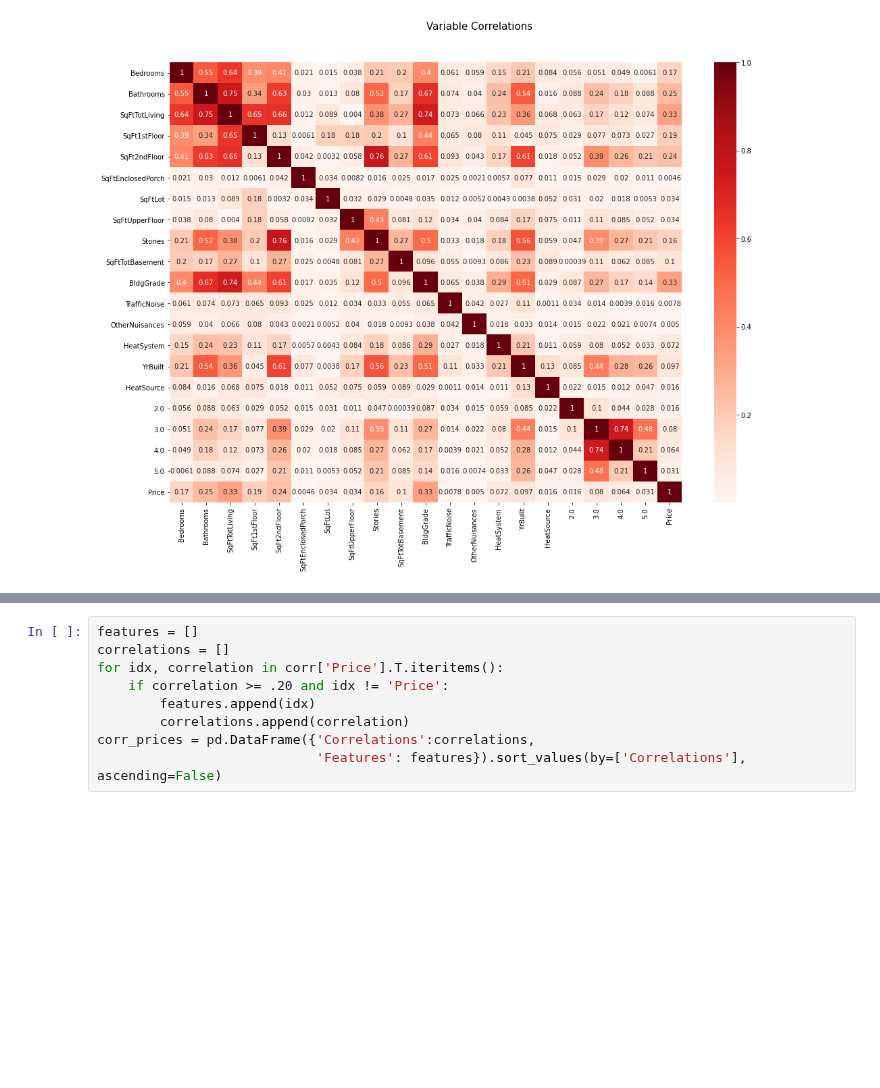
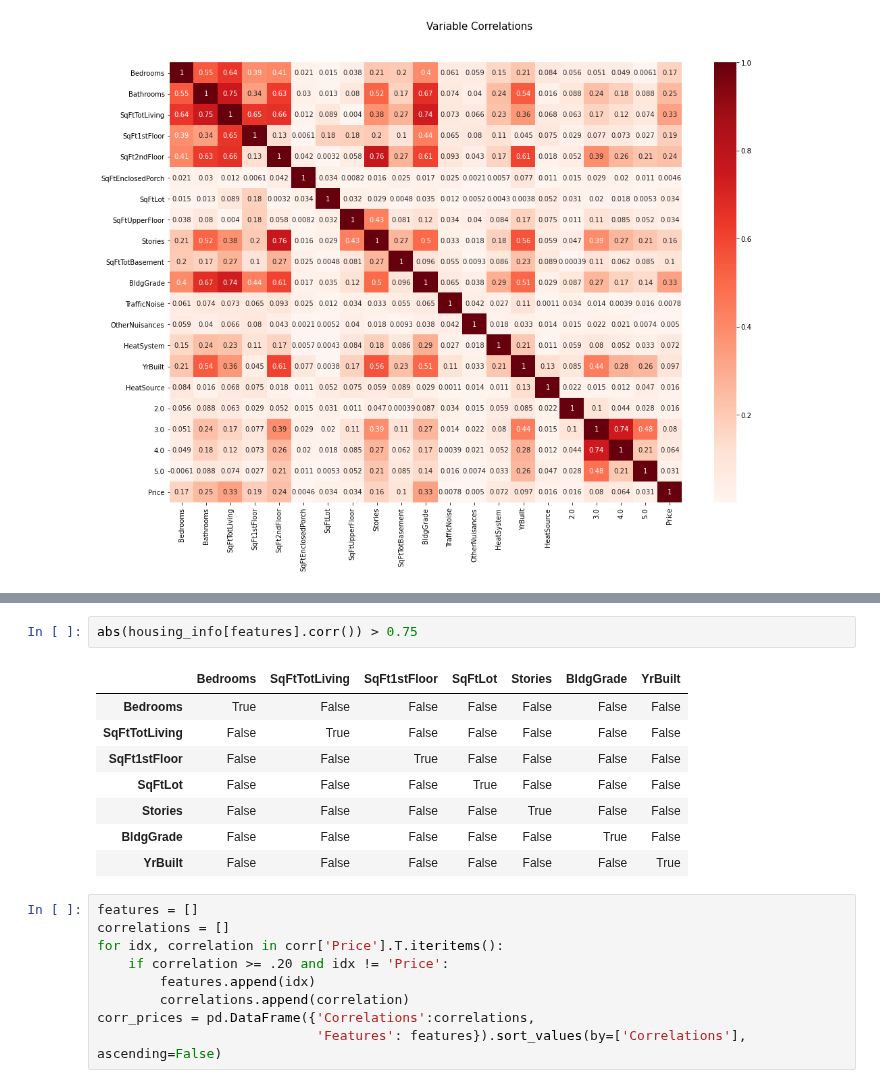
Before and after one commit to samtuleen/King-County-Home-Price-Predictors, a Jupyter notebook: notebooks/report/Valuable Home Improvement Projects - Predictive Analysis.ipynb, the cells around one changed output, grey strips where cells are left out. Cells and saved outputs as stored; diff of their text form; blank space fills up the shorter version.

```diff
--- a/notebooks/report/Valuable Home Improvement Projects - Predictive Analysis.ipynb
+++ b/notebooks/report/Valuable Home Improvement Projects - Predictive Analysis.ipynb
@@ -227,3 +275,14 @@ As seen in this heatmap, variables related to the size of the home (for example,
+# %%
+abs(housing_info[features].corr()) > 0.75
+# %% [output]
+|  | Bedrooms | SqFtTotLiving | SqFt1stFloor | SqFtLot | Stories | BldgGrade | YrBuilt |
+| Bedrooms | True | False | False | False | False | False | False |
+| SqFtTotLiving | False | True | False | False | False | False | False |
+| SqFt1stFloor | False | False | True | False | False | False | False |
+| SqFtLot | False | False | False | True | False | False | False |
+| Stories | False | False | False | False | True | False | False |
+| BldgGrade | False | False | False | False | False | True | False |
+| YrBuilt | False | False | False | False | False | False | True |
 # %%
 features = []
 correlations = []
```
Also changed, not shown: parts of 15 cells of this notebook, 1 other file.
